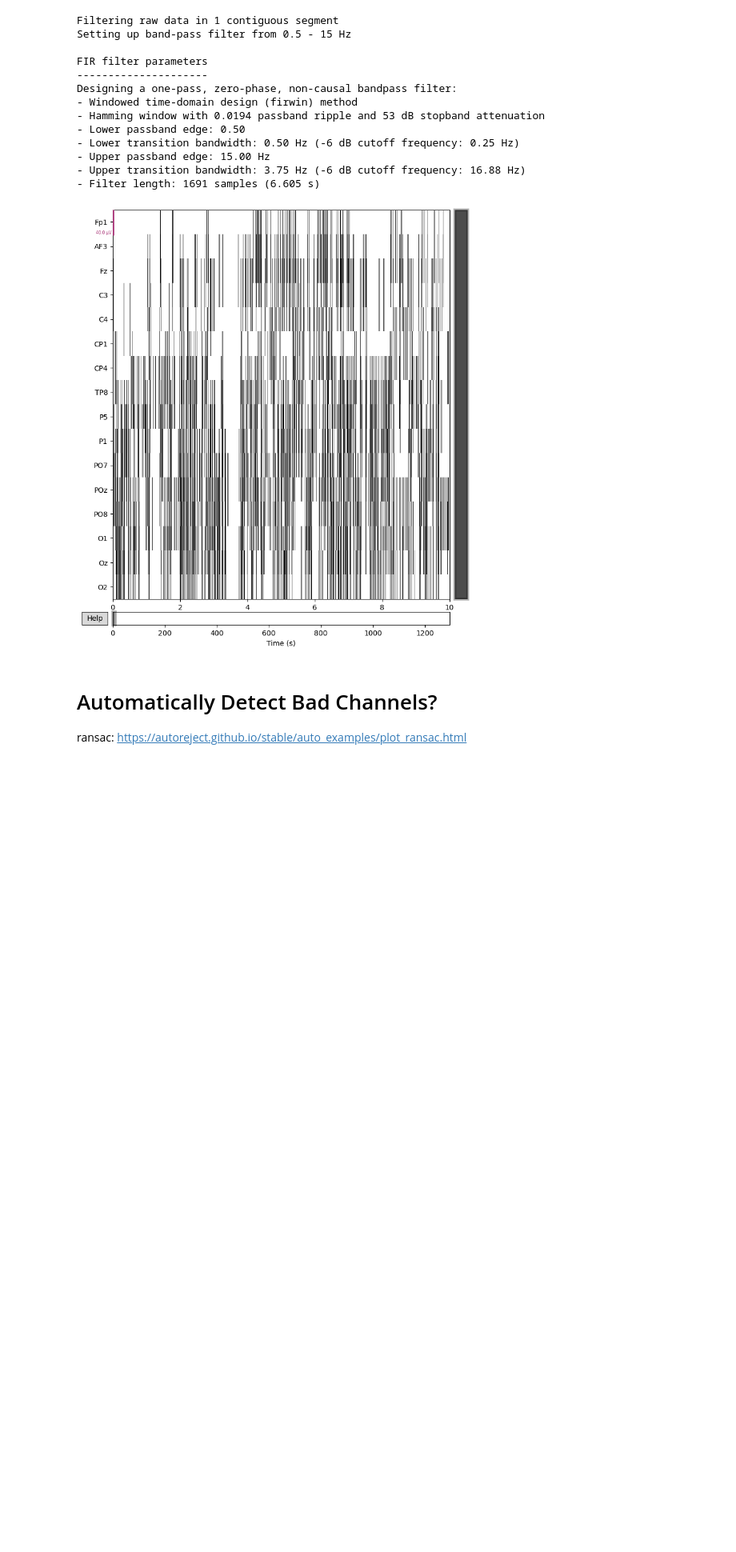
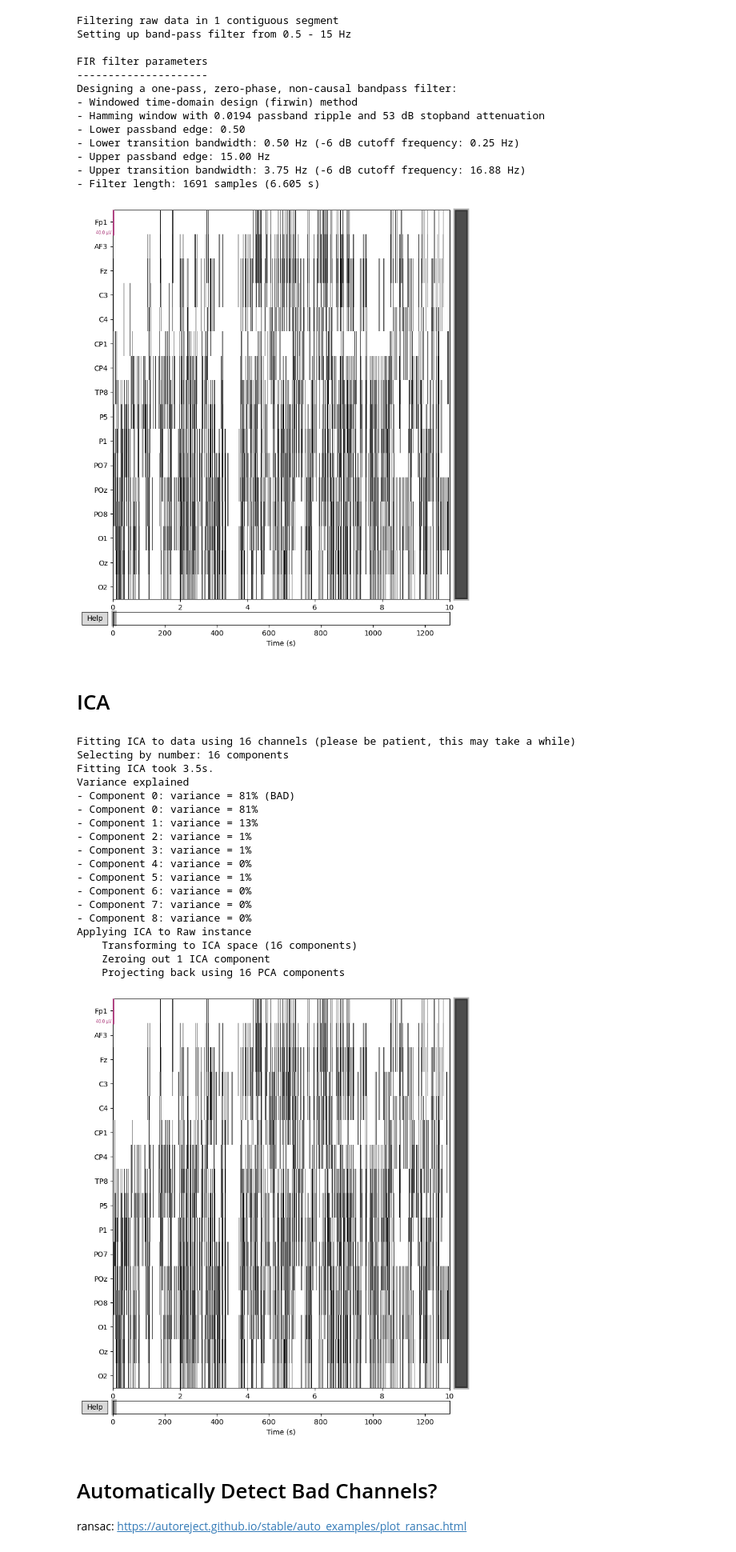
Before and after one commit to kirtonBCIlab/ES_Masters, a Jupyter notebook: Masters-Processing/example_framework.ipynb, the cells around one changed output. Shown at 80% size. Saved outputs shown, nothing was run; the diff lists cells and outputs as text; code cells hidden in the pictures; blank space fills up the shorter version.

Commit message:
ICA working and rejects any components with variance about 50%

```diff
--- a/Masters-Processing/example_framework.ipynb
+++ b/Masters-Processing/example_framework.ipynb
@@ -114,6 +114,78 @@ Designing a one-pass, zero-phase, non-causal bandpass filter:
 - Upper transition bandwidth: 3.75 Hz (-6 dB cutoff frequency: 16.88 Hz)
 - Filter length: 1691 samples (6.605 s)
 [figure]
+# %% [markdown]
+# ICA
+# %%
+# Settings
+n_components = len(filt_raw.ch_names)   # Number of components for ICA [n]
+random_state = 97                       # Random state for reproducible results
+max_iter = "auto"                       # Max number of iterations
+
+# Create and apply ICA
+ica = ICA(
+    n_components = n_components,
+    max_iter = max_iter,
+    random_state = random_state
+    )
+
+ica.fit(filt_raw, picks = updated_ch_names)
+ica
+
+# Plot ICA components on interactive plot
+#ica.plot_components()
+
+# Settings
+ch_properties = [0,1,2,3,4,5,6,7,8]  # Channels to inspect list[int]
+bad_components = []                  # Components to remove list[int]
+
+# Plot ICA properties
+#ica.plot_properties(filt_raw, picks = ch_properties, verbose = False)
+
+# Compute amount of variance explained by each component to inspect
+print("Variance explained")
+for component in ch_properties:
+    explained_var_ratio = ica.get_explained_variance_ratio(
+        filt_raw,
+        components=component,
+        ch_type="eeg"
+    )
+
+    ratio_percent = round(100 * explained_var_ratio["eeg"])
+    if ratio_percent > 50:
+        bad_components.append(component)
+        print(f"- Component {component}: variance = {ratio_percent}% (BAD)")
+    print(f"- Component {component}: variance = {ratio_percent}%")
+
+
+# Remove components
+ica_raw = filt_raw.copy()
+ica.exclude = bad_components
+ica.apply(ica_raw)
+
+# Plot before and after ICA to compare
+#filt_raw.plot(title="BPF before ICA")
+#ica_raw.plot(title="BPF after ICA")
+# %% [output]
+Fitting ICA to data using 16 channels (please be patient, this may take a while)
+Selecting by number: 16 components
+Fitting ICA took 3.5s.
+Variance explained
+- Component 0: variance = 81% (BAD)
+- Component 0: variance = 81%
+- Component 1: variance = 13%
+- Component 2: variance = 1%
+- Component 3: variance = 1%
+- Component 4: variance = 0%
+- Component 5: variance = 1%
+- Component 6: variance = 0%
+- Component 7: variance = 0%
+- Component 8: variance = 0%
+Applying ICA to Raw instance
+    Transforming to ICA space (16 components)
+    Zeroing out 1 ICA component
+    Projecting back using 16 PCA components
+[figure, added]
 # %% [markdown]
 # Automatically Detect Bad Channels?
 ransac: https://autoreject.github.io/stable/auto_examples/plot_ransac.html
```
Also changed, not shown: parts of 1 cell of this notebook.
